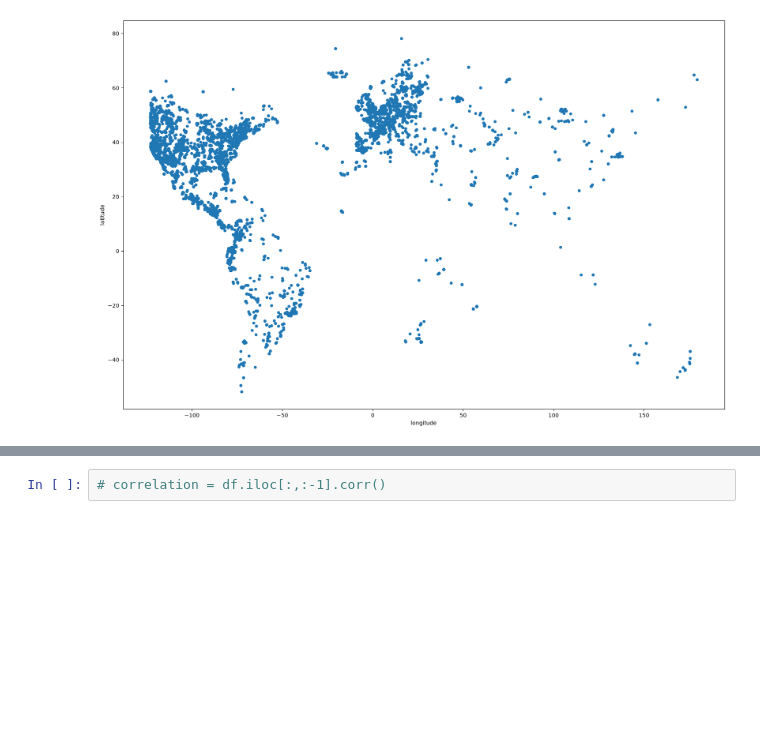
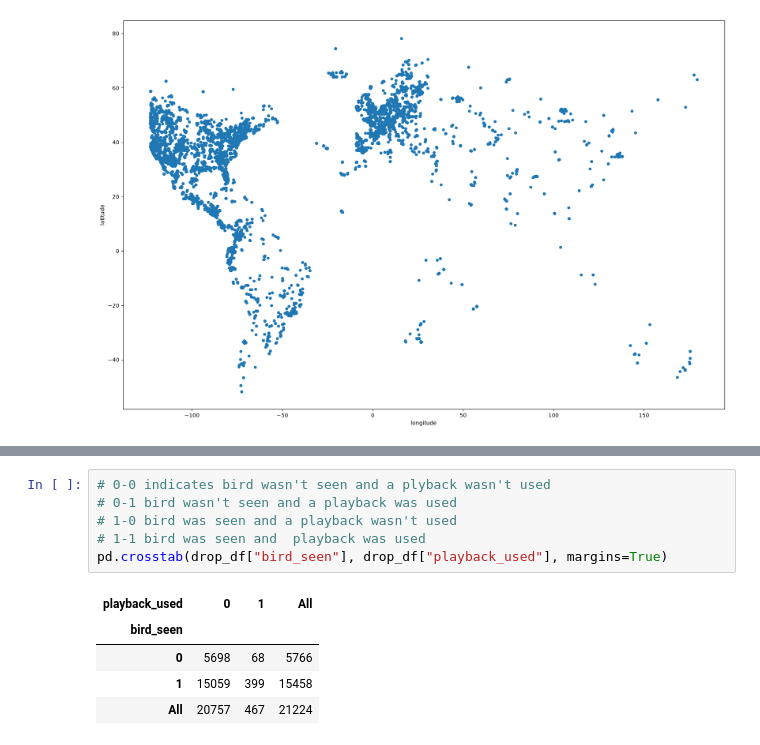
Before and after one commit to Jhe56/Ai-vian, a Jupyter notebook: Update_2/dataset_analysis.ipynb, the cells around one changed output, grey strips where cells are left out. Drawn from its saved outputs; the diff is of its cells as text; blank space fills up the shorter version.

```diff
--- a/Update_2/dataset_analysis.ipynb
+++ b/Update_2/dataset_analysis.ipynb
@@ -602,2 +610,12 @@ drop_df[drop_df.longitude >- 123].plot(figsize=(20,13), kind='scatter', x='longi
 # %%
-# correlation = df.iloc[:,:-1].corr()
+# 0-0 indicates bird wasn't seen and a plyback wasn't used
+# 0-1 bird wasn't seen and a playback was used
+# 1-0 bird was seen and a playback wasn't used
+# 1-1 bird was seen and  playback was used
+pd.crosstab(drop_df["bird_seen"], drop_df["playback_used"], margins=True)
+# %% [output]
+| playback_used | 0 | 1 | All |
+| bird_seen |  |  |  |
+| 0 | 5698 | 68 | 5766 |
+| 1 | 15059 | 399 | 15458 |
+| All | 20757 | 467 | 21224 |
```
Also changed, not shown: parts of 8 cells of this notebook.
